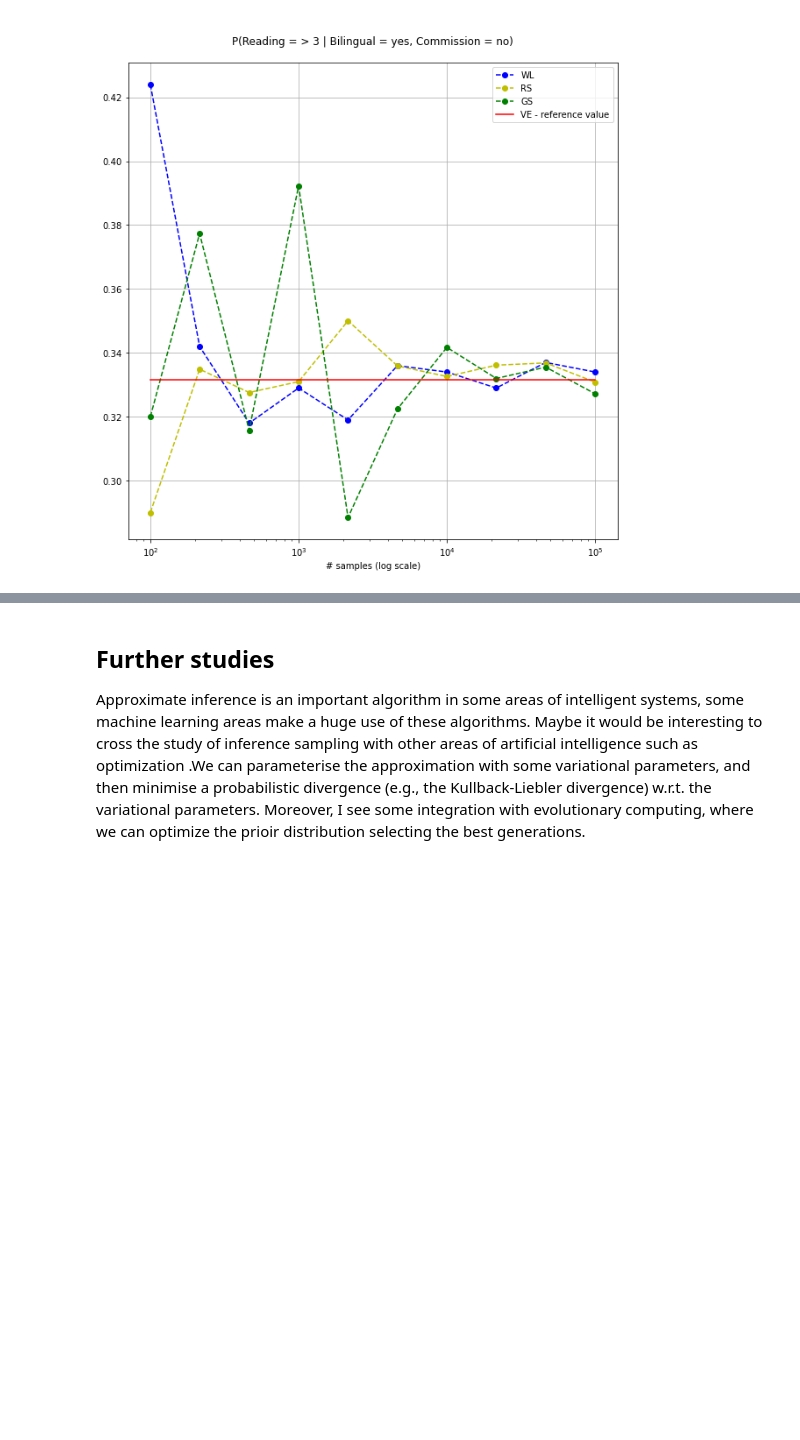
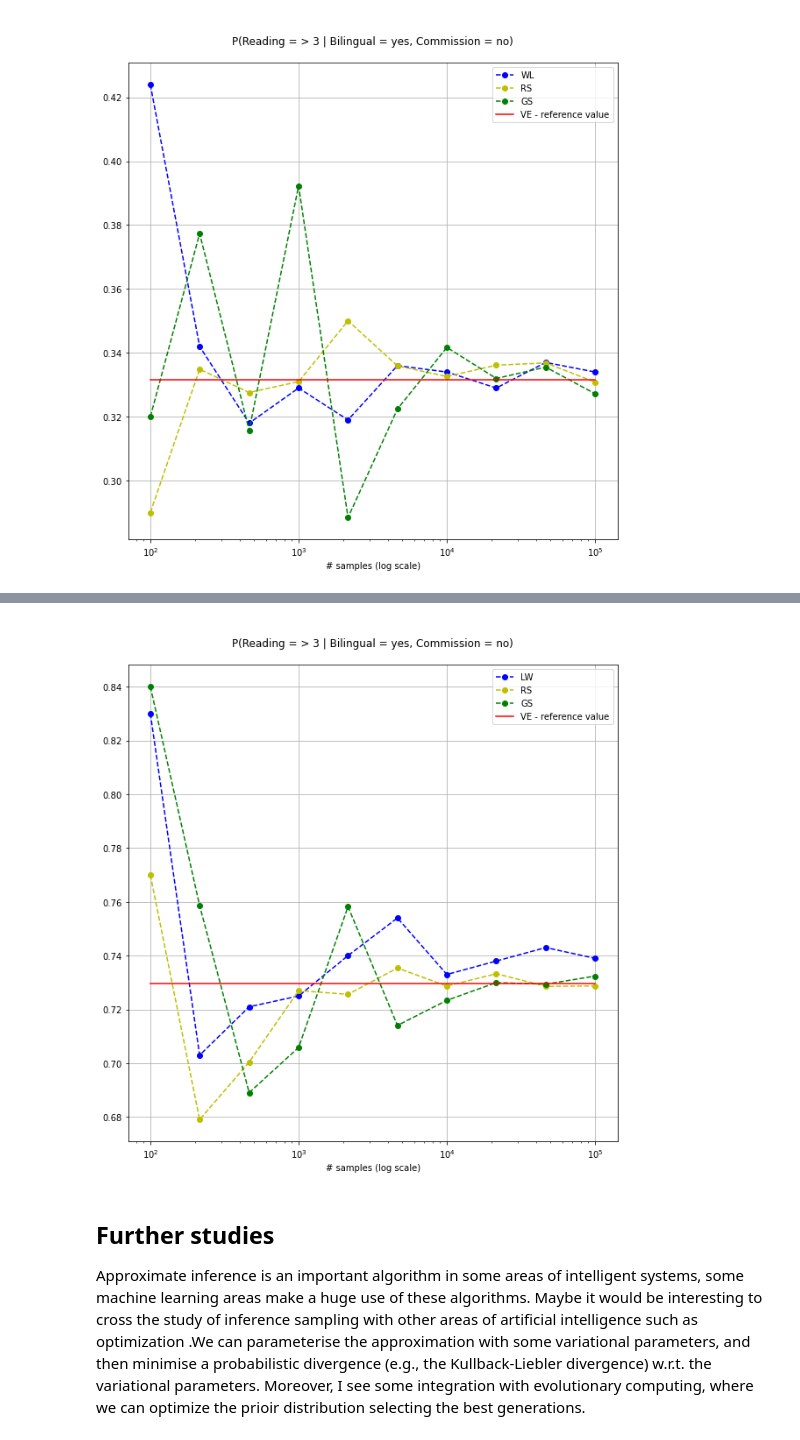
Before and after one commit to AndreaRoss96/BayesianNetwork-EpidemicModeling, a Jupyter notebook: src/ProjFundOfAI.ipynb, the cells around one changed output, grey strips where cells are left out. Saved outputs shown, nothing was run; the diff lists cells and outputs as text; code cells hidden in the pictures; blank space fills up the shorter version.

Commit message:
second proof of complex approx inference

```diff
--- a/src/ProjFundOfAI.ipynb
+++ b/src/ProjFundOfAI.ipynb
@@ -642,7 +642,7 @@ def prob_LW(samples, condition, var):
     matrix = samples[condition]
     matrix_weights = matrix['_weight']
     return round(np.sum(np.dot(matrix[var],matrix_weights))/
-            np.sum(samples["_weight"]),3)
+            np.dot(np.mean(matrix[var]),np.sum(samples["_weight"])),3)
 
 def prob_RS(samples, condition, var):
     return len(samples[condition][var])/len(samples[var])
@@ -654,7 +654,7 @@ def prob_gibbs(samples, var_, var_param, var_val_index, evidence):
         if state != evidence[-1]:
             # add the '&' except fot the last element
             gs_query = gs_query + " & "
-    return (samples.query(str(var_) + " " + str(var_param) + " " + str(var_val_index) + " & " + gs_query).shape[0]/samples.query(gs_query).shape[0])
+    return (samples.query(var_ + " " + var_param + " " + str(var_val_index) + " & " + gs_query).shape[0]/samples.query(gs_query).shape[0])
 
 def run(sample_size,
         variable=["RP","==","Light"],
@@ -692,6 +692,7 @@ def run(sample_size,
         raise("Error in variable")
 
     results_GS = prob_gibbs(samples_GS, var, var_param, var_val_index, evidence)
+
     return np.array([(sample_size,
                       results_LW,
                       results_RS,
@@ -703,7 +704,7 @@ def run(sample_size,
 # %%
 approximate_results = np.array([],
                     dtype=[('sample_size', '<i8'),
-                           ('L', '<f8'),
+                           ('LW', '<f8'),
                            ('RS', '<f8'),
                            ('GS', '<f8')])
 initial_size = 2
@@ -716,7 +717,7 @@ for size in np.logspace(initial_size, final_size, num=num, dtype='<i8'):
     print()
     print("="*50)
     print(size)
-    approximate_results=np.append(approximate_results, run(size))
+    approximate_results=np.append(approximate_results, run(size,variable=["RP","==","Light"],evidence=[State('HC',"Weak"), State('De','Low')]))
 # %% [output]
 ==================================================
 1000
@@ -770,3 +771,20 @@ plt.legend(handles=[plot_LW, plot_RS, plot_GS, plot_VE])
 plt.show()
 # %% [output]
 [figure]
+# %%
+approximate_results = np.array([],
+                    dtype=[('sample_size', '<i8'),
+                           ('LW', '<f8'),
+                           ('RS', '<f8'),
+                           ('GS', '<f8')])
+initial_size = 2
+final_size = 5
+num = 10
+evidence = [State('HC',"Weak"), State('De','Low')]
+#evidence = [State('HC',0), State('De',0)]
+
+for size in np.logspace(initial_size, final_size, num=num, dtype='<i8'):
+    print()
+    print("="*50)
+    print(size)
+    approximate_results=np.append(approximate_results, run(size,variable=["RP",">=","Light"],evidence=[State('HC',"Weak"), State('De','Low')]))
@@ -773,3 +822,23 @@ plt.show()
+# %%
+plt.figure(figsize=(10,10))
+plt.grid(True)
+plt.title('\nP(Reading = > 3 | Bilingual = yes, Commission = no)\n')
+plt.xlabel("# samples (log scale)")
+
+sizes = approximate_results['sample_size']
+results_LW = approximate_results['LW']
+results_RS = approximate_results['RS']
+results_GS = approximate_results['GS']
+
+plot_LW, = plt.semilogx(sizes, results_LW, 'bo--', label="LW")
+plot_RS, = plt.semilogx(sizes, results_RS, 'yo--', label="RS")
+plot_GS,= plt.semilogx(sizes, results_GS, 'go--', label="GS")
+plot_VE,= plt.semilogx(sizes, sum(query.values[1:])*np.ones(len(sizes)),'r', label="VE - reference value")
+
+plt.legend(handles=[plot_LW, plot_RS, plot_GS, plot_VE])
+plt.show()
+# %% [output]
+[figure, added]
 # %% [markdown]
 ## Further studies
 Approximate inference is an important algorithm in some areas of intelligent systems, some machine learning areas make a huge use of these algorithms. Maybe it would be interesting to cross the study of inference sampling with other areas of artificial intelligence such as optimization .We can parameterise the approximation with some variational parameters, and then minimise a probabilistic divergence (e.g., the Kullback-Liebler divergence) w.r.t. the variational parameters.  Moreover, I see some integration with evolutionary computing, where we can optimize the prioir distribution selecting the best generations.
```
Also changed, not shown: parts of 3 cells of this notebook.
